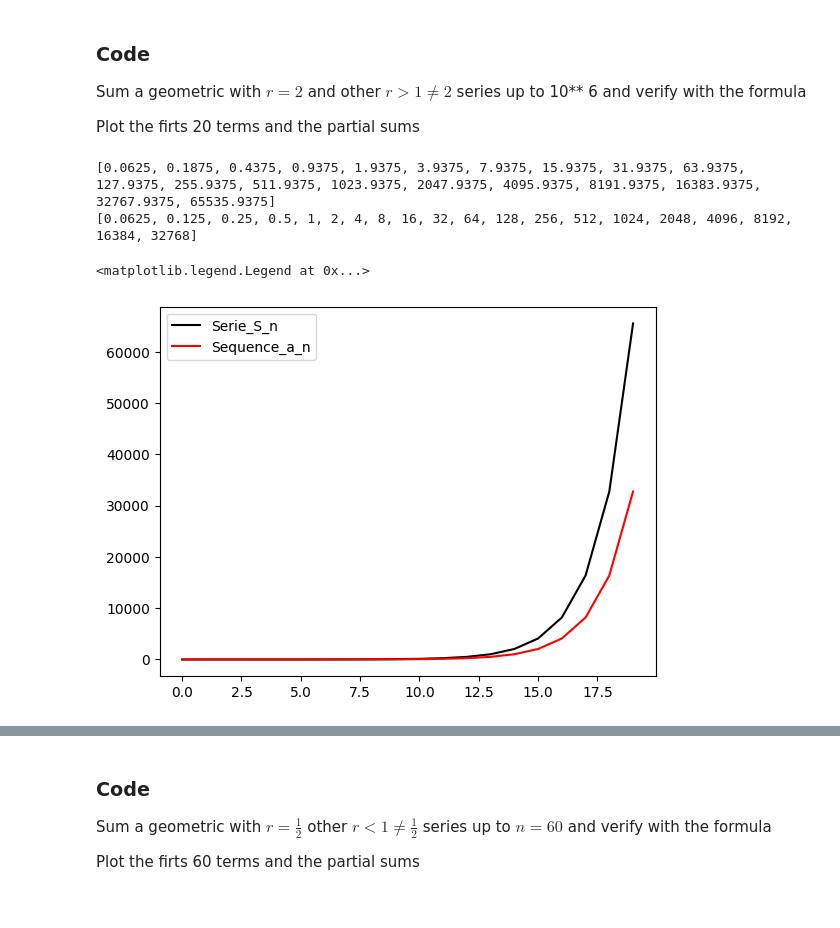
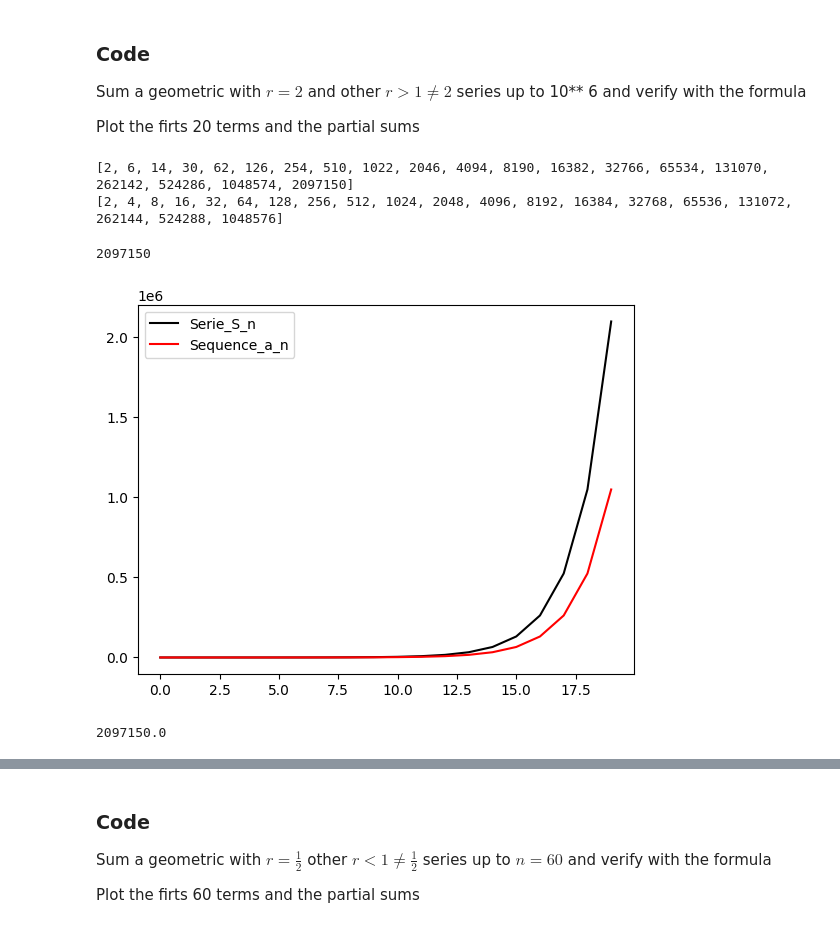
Before and after one commit to jorozcove/MetNumUN2023II, a Jupyter notebook: lab_1/jorozcoveArithmeticSeriesGeometricSeriesPowerSums.ipynb, the cells around one changed output, grey strips where cells are left out. Cells and saved outputs as stored; diff of their text form; code cells hidden in the pictures.

```diff
--- a/lab_1/jorozcoveArithmeticSeriesGeometricSeriesPowerSums.ipynb
+++ b/lab_1/jorozcoveArithmeticSeriesGeometricSeriesPowerSums.ipynb
@@ -322,25 +339,32 @@ Sum a geometric with $r =2$ and other $r > 1 \neq 2$  series up to 10** 6 and ve
 
 Plot the firts 20 terms and the partial sums
 # %%
-# r = 2
+r = 2
 n = 20
 S_n = 0
 Serie_S_n=[]
 Sequence_a_n =[]
 for i in range(1,n+1):
-    S_n = S_n + 2**(i-5)
+    S_n = S_n + r**i
     Serie_S_n.append(S_n)
-    Sequence_a_n.append(2**(i-5))
+    Sequence_a_n.append(r**i)
 
 print(Serie_S_n)
 print(Sequence_a_n)
 
 plt.plot(Serie_S_n, color='black',label='Serie_S_n')
 plt.plot(Sequence_a_n, color='red',label='Sequence_a_n')
 plt.legend()
+
+S_n
 # %% [output]
-[0.0625, 0.1875, 0.4375, 0.9375, 1.9375, 3.9375, 7.9375, 15.9375, 31.9375, 63.9375, 127.9375, 255.9375, 511.9375, 1023.9375, 2047.9375, 4095.9375, 8191.9375, 16383.9375, 32767.9375, 65535.9375]
-[0.0625, 0.125, 0.25, 0.5, 1, 2, 4, 8, 16, 32, 64, 128, 256, 512, 1024, 2048, 4096, 8192, 16384, 32768]
+[2, 6, 14, 30, 62, 126, 254, 510, 1022, 2046, 4094, 8190, 16382, 32766, 65534, 131070, 262142, 524286, 1048574, 2097150]
+[2, 4, 8, 16, 32, 64, 128, 256, 512, 1024, 2048, 4096, 8192, 16384, 32768, 65536, 131072, 262144, 524288, 1048576]
-<matplotlib.legend.Legend at 0x...>
+2097150
-[figure, old version]
+[figure, new version]
+# %%
+#Verificacion con la formula usando r = 2
+(1-r**(n+1))/(1-r)-1
+# %% [output]
+2097150.0
 # %%
```
Also changed, not shown: parts of 10 cells of this notebook.
